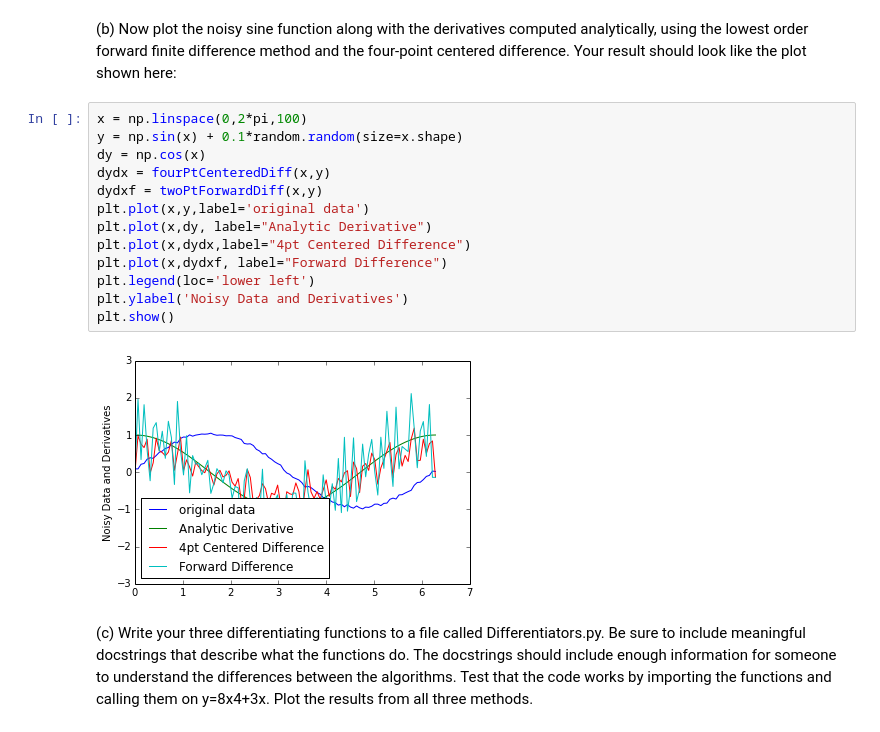
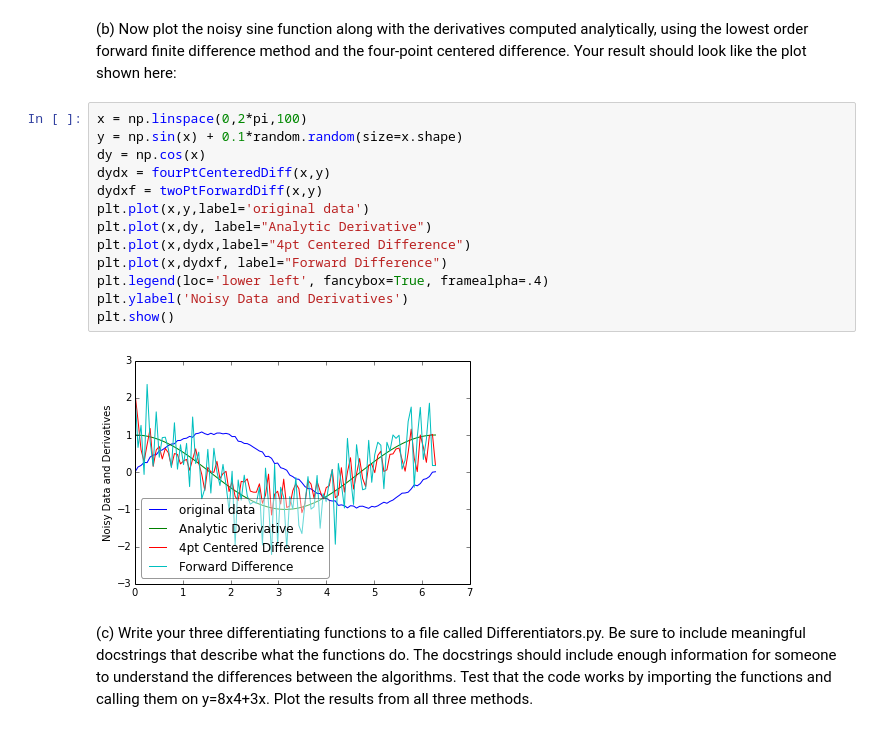
Before and after one commit to dclove202/PHYS202-S14, a Jupyter notebook: SciPy/DifferentiationExercises.ipynb, the cells around one changed output. Cells and saved outputs as stored; diff of their text form.

```diff
--- a/SciPy/DifferentiationExercises.ipynb
+++ b/SciPy/DifferentiationExercises.ipynb
@@ -205,18 +194,18 @@ plt.show()
 # %%
 x = np.linspace(0,2*pi,100)
 y = np.sin(x) + 0.1*random.random(size=x.shape)
 dy = np.cos(x)
 dydx = fourPtCenteredDiff(x,y)
 dydxf = twoPtForwardDiff(x,y)
 plt.plot(x,y,label='original data')
 plt.plot(x,dy, label="Analytic Derivative")
 plt.plot(x,dydx,label="4pt Centered Difference")
 plt.plot(x,dydxf, label="Forward Difference")
-plt.legend(loc='lower left')
+plt.legend(loc='lower left', fancybox=True, framealpha=.4)
 plt.ylabel('Noisy Data and Derivatives')
 plt.show()
 # %% [output]
-[figure, old version]
+[figure, new version]
 # %% [markdown]
 (c) Write your three differentiating functions to a file called Differentiators.py. Be sure to include meaningful docstrings that describe what the functions do. The docstrings should include enough information for someone to understand the differences between the algorithms. Test that the code works by importing the functions and calling them on y=8x4+3x. Plot the results from all three methods.
 # %%
```
Also changed, not shown: parts of 5 cells of this notebook, 3 other files.
